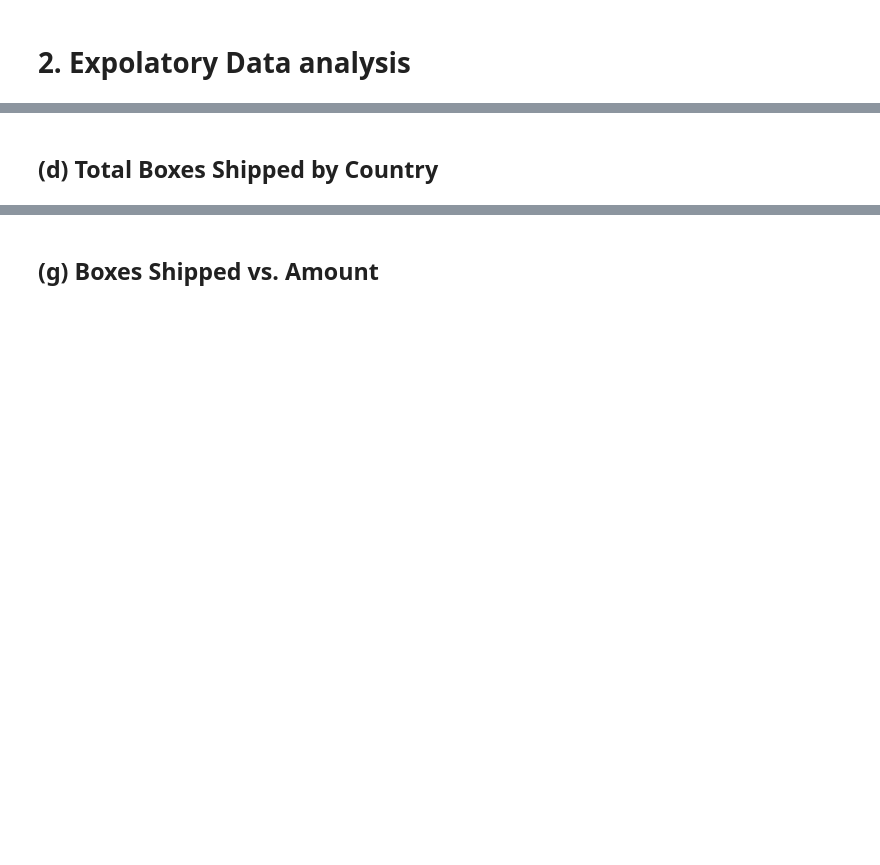
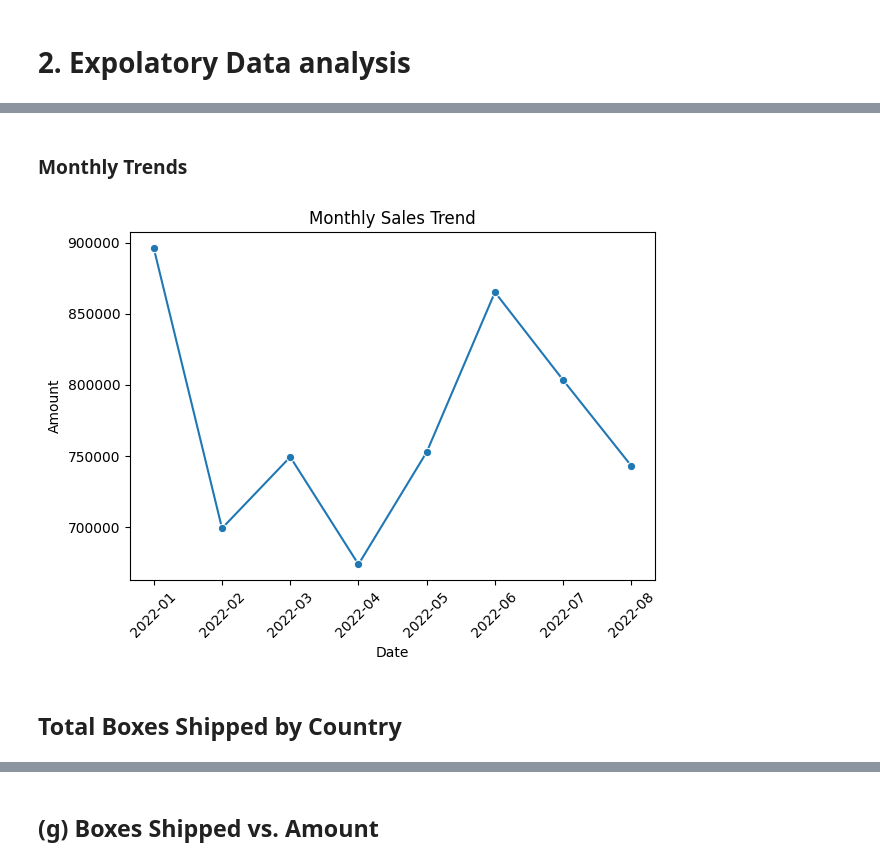
Before and after one commit to mdarifahammedreza/Data-Science-practice, a Jupyter notebook: Analysis_on_Chocolate_Sales.ipynb, the cells around one changed output, grey strips where cells are left out. Saved outputs shown, nothing was run; the diff lists cells and outputs as text; code cells hidden in the pictures; blank space fills up the shorter version.

```diff
--- a/Analysis_on_Chocolate_Sales.ipynb
+++ b/Analysis_on_Chocolate_Sales.ipynb
@@ -84,5 +145,17 @@ plt.show()
+# %% [markdown]
+###  Monthly Trends
+# %%
+monthly_sales = df_choc.groupby(df_choc['Date'].dt.to_period("M"))['Amount'].sum().reset_index()
+monthly_sales['Date'] = monthly_sales['Date'].astype(str)
+sns.lineplot(data=monthly_sales, x='Date', y='Amount', marker='o')
+plt.title('Monthly Sales Trend')
+plt.xticks(rotation=45)
+plt.tight_layout()
+plt.show()
+# %% [output]
+[figure, added]
 # %% [markdown]
- ## (d) Total Boxes Shipped by Country
+ ## Total Boxes Shipped by Country
 # %%
 country_boxes = df_choc.groupby('Country')['Boxes Shipped'].sum().sort_values(ascending=False).reset_index()
 
```
Also changed, not shown: parts of 32 cells of this notebook.
